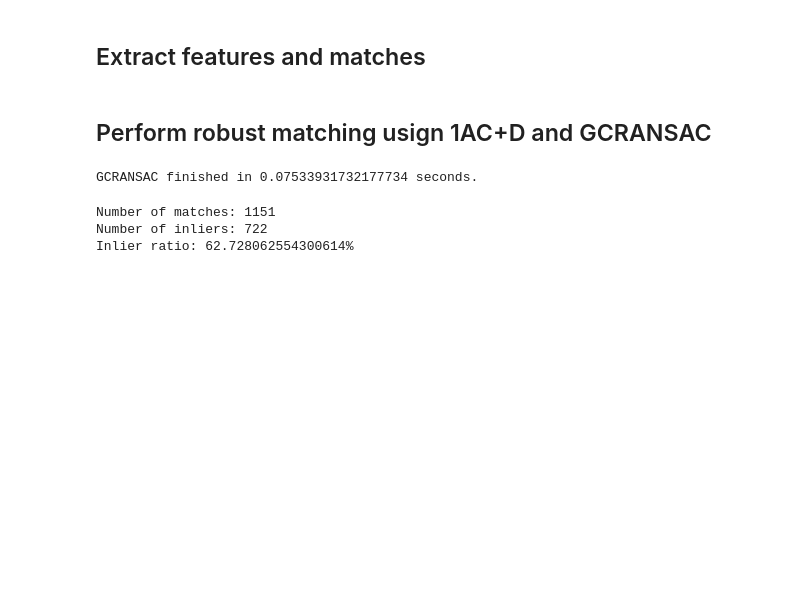
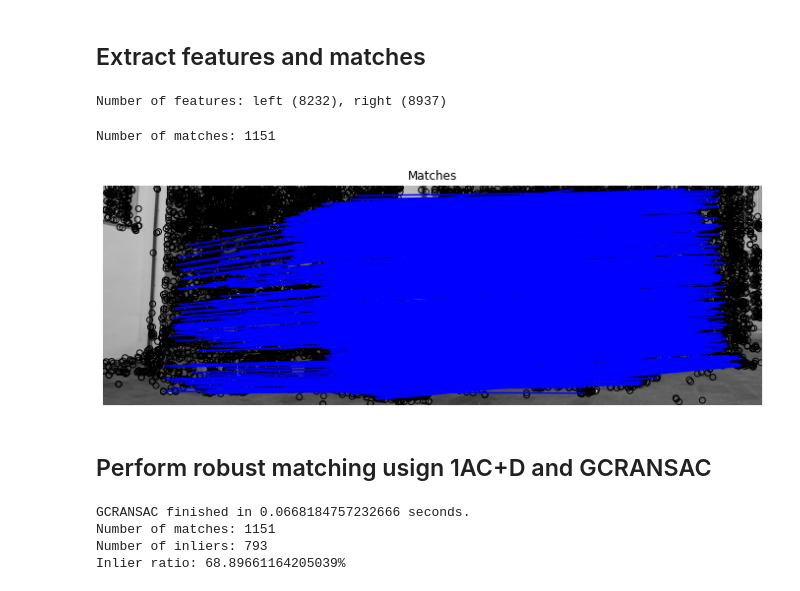
Before and after one commit to eivan/one-ac-pose, a Jupyter notebook: example_fountain.ipynb, the cells around one changed output. Cells and saved outputs as stored; diff of their text form; code cells hidden in the pictures; blank space fills up the shorter version.

```diff
--- a/example_fountain.ipynb
+++ b/example_fountain.ipynb
@@ -74,9 +74,36 @@ plt.show()
 # %%
 # extract local affine frames from the second image
 [feats_r,descs_r] = pyoneacpose.extract_LAFs(img_right,domain_size_pooling=True)
+# %%
+print('Number of features: left ({}), right ({})'.format(feats_l.shape[0], feats_r.shape[0]))
+# %% [output]
+Number of features: left (8232), right (8937)
 # %%
 # match LAFs using sift descriptors
 [matches, scores] = pyoneacpose.match_LAFs(descs_l, descs_r, True)
+# %%
+print('Number of matches: {}'.format(matches.shape[0]))
+# %% [output]
+Number of matches: 1151
+# %%
+# show matching result
+src = feats_l[:,[1,0]]
+dst = feats_r[:,[1,0]]
+
+# plot:
+
+fig, ax = plt.subplots(figsize=(12,8))
+
+plt.gray()
+
+plot_matches(ax, img_left, img_right, src, dst,
+             np.column_stack((matches, matches)), matches_color='b')
+ax.axis('off')
+ax.set_title('Matches')
+
+plt.show()
+# %% [output]
+[figure, added]
 # %%
 lafsd_l = pyoneacpose.augment_LAFs_with_depth(feats_l[matches[:,0]], depth_left)
 lafsd_r = pyoneacpose.augment_LAFs_with_depth(feats_r[matches[:,1]], depth_right)
@@ -92,16 +119,14 @@ t=time()
                                                      fps=-1,
                                                      spatial_coherence_weight=0.975,
                                                      confidence=0.99,
-                                                     inlier_outlier_threshold=3.00)
+                                                     inlier_outlier_threshold=1.00)
 print ('GCRANSAC finished in {} seconds.'.format(time()-t))
+print('Number of matches: {}'.format(matches.shape[0]))
+print('Number of inliers: {}'.format(np.sum(inliers)))
+print('Inlier ratio: {}%'.format(np.sum(inliers) / matches.shape[0] * 100))
 # %% [output]
-GCRANSAC finished in 0.07533931732177734 seconds.
+GCRANSAC finished in 0.0668184757232666 seconds.
+Number of matches: 1151
+Number of inliers: 793
+Inlier ratio: 68.89661164205039%
-# %%
-print('Number of matches: {}'.format(matches.shape[0]))
-print('Number of inliers: {}'.format(np.sum(inliers)))
-print('Inlier ratio: {}%'.format(np.sum(inliers) / matches.shape[0] * 100))
-# %% [output]
-Number of matches: 1151
-Number of inliers: 722
-Inlier ratio: 62.728062554300614%
 # %%
```
Also changed, not shown: parts of 1 cell of this notebook, 1 other file.
